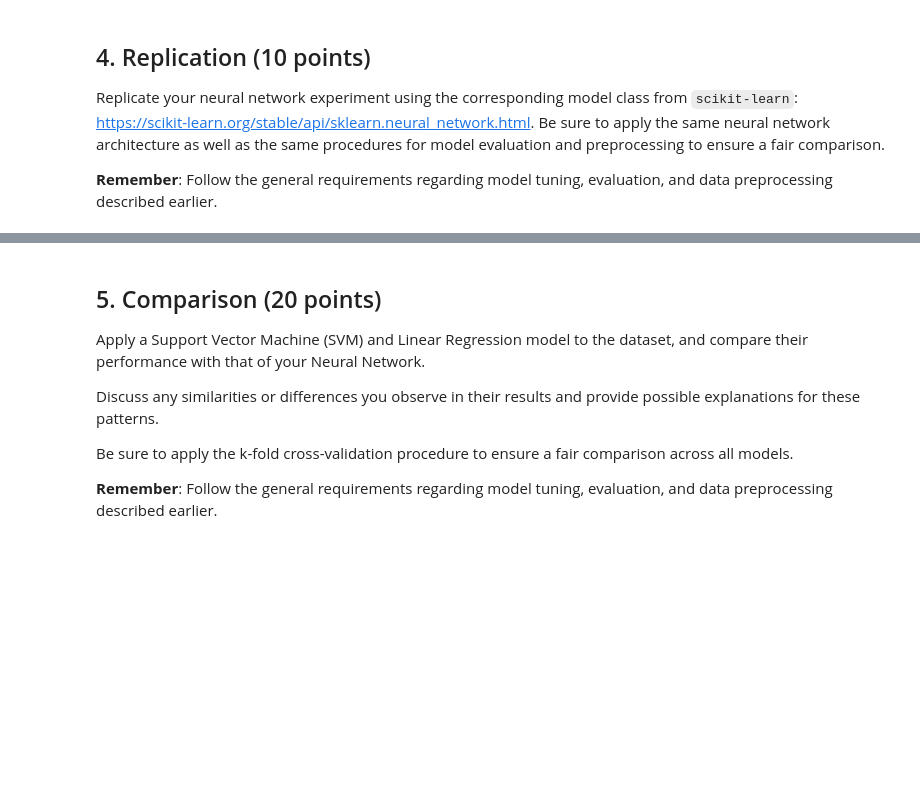
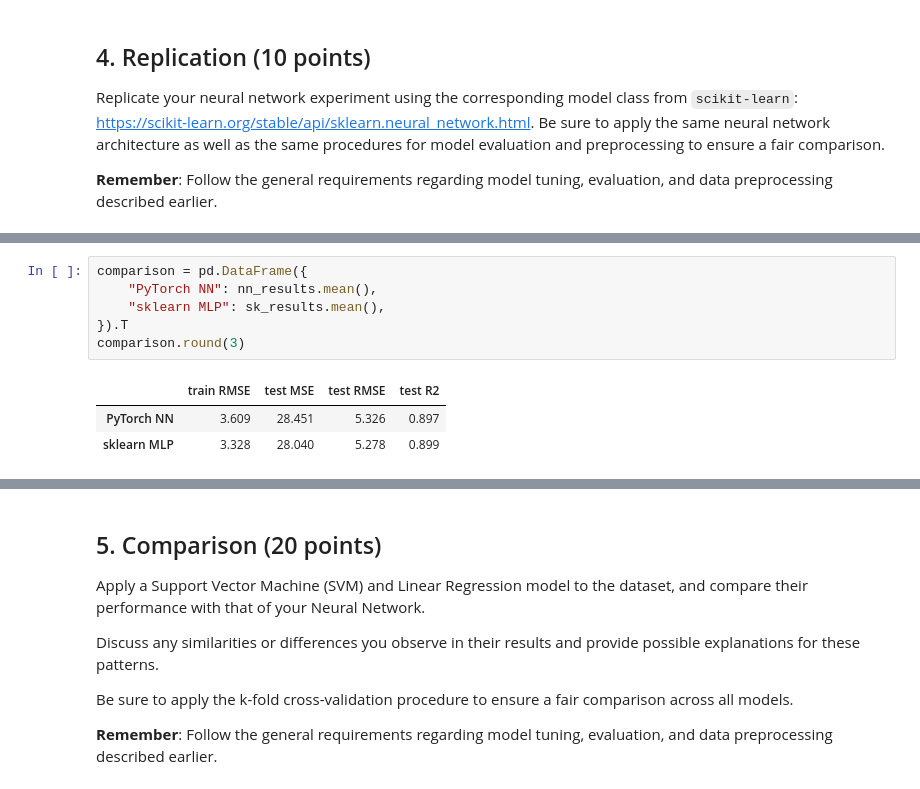
Before and after one commit to AudreyStelle/ML-Lab-3-Non-linear-Dimensionality-Reduction---t-SNE-and-UMAP, a Jupyter notebook: 05-neural-networks-real-data.ipynb, the cells around one changed output, grey strips where cells are left out. Saved outputs shown, nothing was run; the diff lists cells and outputs as text; blank space fills up the shorter version.

```diff
--- a/05-neural-networks-real-data.ipynb
+++ b/05-neural-networks-real-data.ipynb
@@ -289,0 +373,10 @@ Replicate your neural network experiment using the corresponding model class fro
+# %%
+comparison = pd.DataFrame({
+    "PyTorch NN": nn_results.mean(),
+    "sklearn MLP": sk_results.mean(),
+}).T
+comparison.round(3)
+# %% [output]
+|  | train RMSE | test MSE | test RMSE | test R2 |
+| PyTorch NN | 3.609 | 28.451 | 5.326 | 0.897 |
+| sklearn MLP | 3.328 | 28.040 | 5.278 | 0.899 |
```
Also changed, not shown: parts of 6 cells of this notebook.
